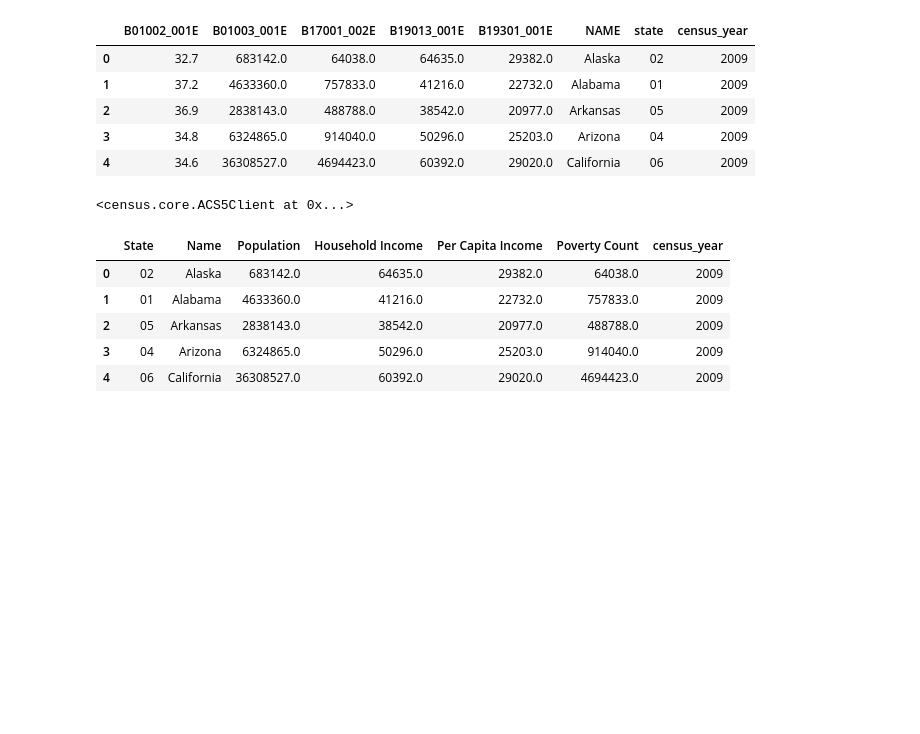
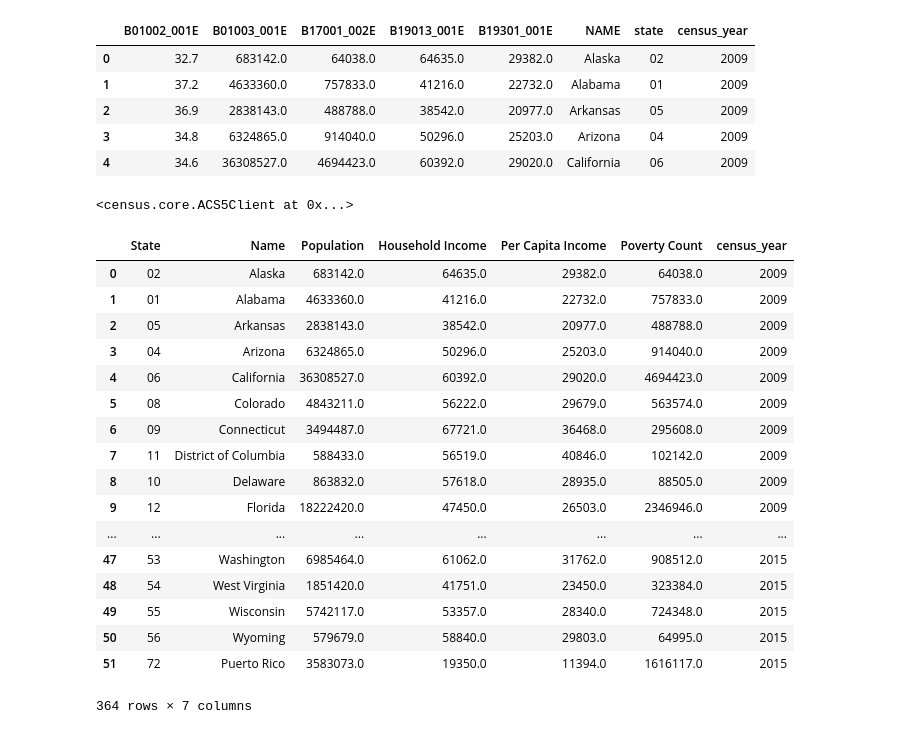
Before and after one commit to vic-158/Data_Viz_Project, a Jupyter notebook: brendan/Data_Viz_Project(Brendan).ipynb, the cells around one changed output. Saved outputs shown, nothing was run; the diff lists cells and outputs as text; code cells hidden in the pictures; blank space fills up the shorter version.

```diff
--- a/brendan/Data_Viz_Project(Brendan).ipynb
+++ b/brendan/Data_Viz_Project(Brendan).ipynb
@@ -23,11 +24,10 @@ years = [2009, 2010, 2011, 2012, 2013, 2014, 2015]
 census_data = []
 for year in years:
     c = Census(api_key, year=year)
-    data = c.acs5.get(("NAME", "B19013_001E", "B01003_001E", "B01002_001E",
+    data = c.acs5.get(("NAME", "B19013_001E", "B01003_001E","B01002_001E",
                           "B19301_001E",
-                          "B17001_002E",
-                   "B17001_002E"
-               ), {'for': 'state:*'})
+                          "B17001_002E"
+              ), {'for': 'state:*'})
     df= pd.DataFrame(data)
     df["census_year"]= year
     census_data.append(df)
@@ -90,13 +90,25 @@ df = df.rename(columns={"B01003_001E": "Population",
 # %%
 # Final DataFrame
 df = df[["State", "Name", "Population", "Household Income",
                        "Per Capita Income", "Poverty Count", "census_year"]]
 
-df.head()
+df
 # %% [output]
 |  | State | Name | Population | Household Income | Per Capita Income | Poverty Count | census_year |
 | 0 | 02 | Alaska | 683142.0 | 64635.0 | 29382.0 | 64038.0 | 2009 |
 | 1 | 01 | Alabama | 4633360.0 | 41216.0 | 22732.0 | 757833.0 | 2009 |
 | 2 | 05 | Arkansas | 2838143.0 | 38542.0 | 20977.0 | 488788.0 | 2009 |
 | 3 | 04 | Arizona | 6324865.0 | 50296.0 | 25203.0 | 914040.0 | 2009 |
 | 4 | 06 | California | 36308527.0 | 60392.0 | 29020.0 | 4694423.0 | 2009 |
+| 5 | 08 | Colorado | 4843211.0 | 56222.0 | 29679.0 | 563574.0 | 2009 |
+| 6 | 09 | Connecticut | 3494487.0 | 67721.0 | 36468.0 | 295608.0 | 2009 |
+| 7 | 11 | District of Columbia | 588433.0 | 56519.0 | 40846.0 | 102142.0 | 2009 |
+| 8 | 10 | Delaware | 863832.0 | 57618.0 | 28935.0 | 88505.0 | 2009 |
+| 9 | 12 | Florida | 18222420.0 | 47450.0 | 26503.0 | 2346946.0 | 2009 |
+| ... | ... | ... | ... | ... | ... | ... | ... |
+| 47 | 53 | Washington | 6985464.0 | 61062.0 | 31762.0 | 908512.0 | 2015 |
+| 48 | 54 | West Virginia | 1851420.0 | 41751.0 | 23450.0 | 323384.0 | 2015 |
+| 49 | 55 | Wisconsin | 5742117.0 | 53357.0 | 28340.0 | 724348.0 | 2015 |
+| 50 | 56 | Wyoming | 579679.0 | 58840.0 | 29803.0 | 64995.0 | 2015 |
+| 51 | 72 | Puerto Rico | 3583073.0 | 19350.0 | 11394.0 | 1616117.0 | 2015 |
+364 rows × 7 columns
```
Also changed, not shown: parts of 3 cells of this notebook.
